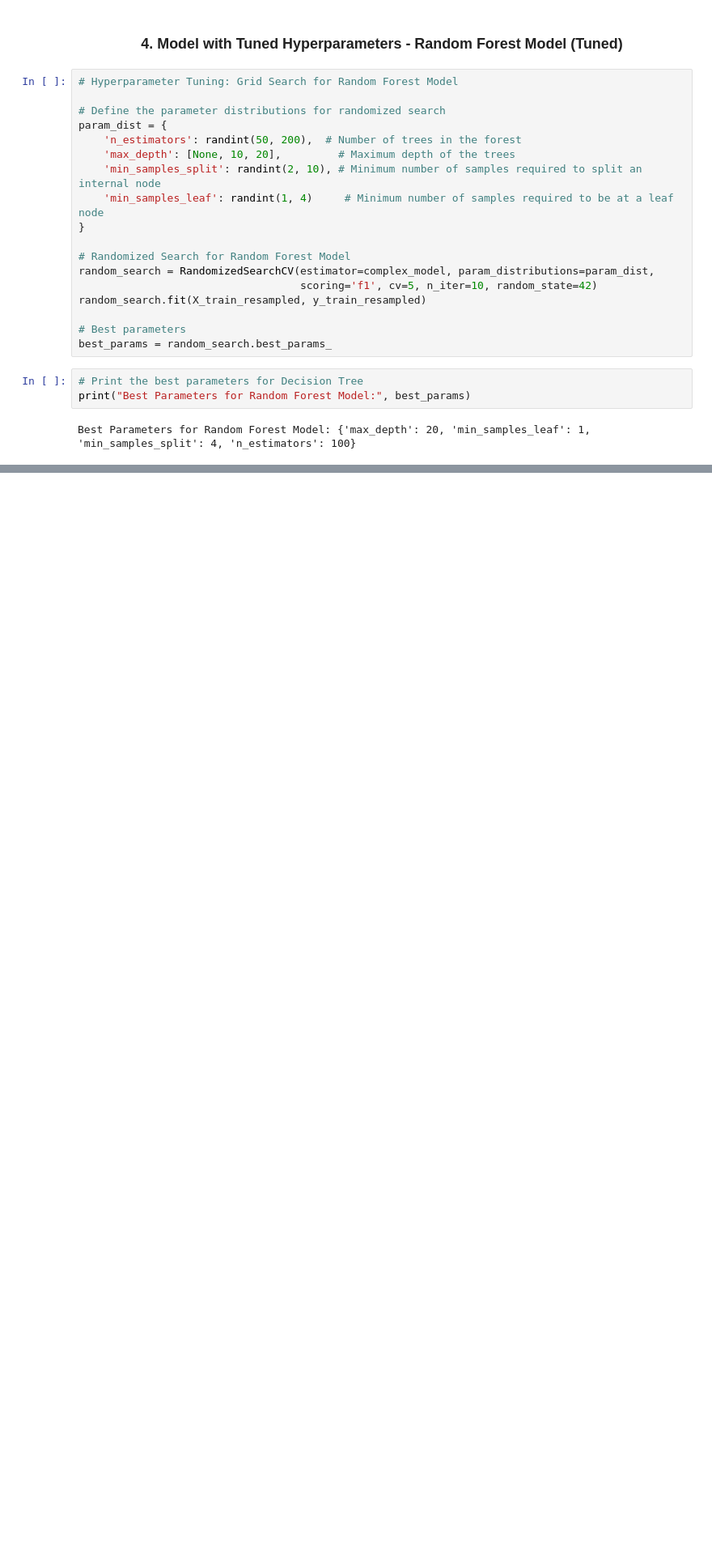
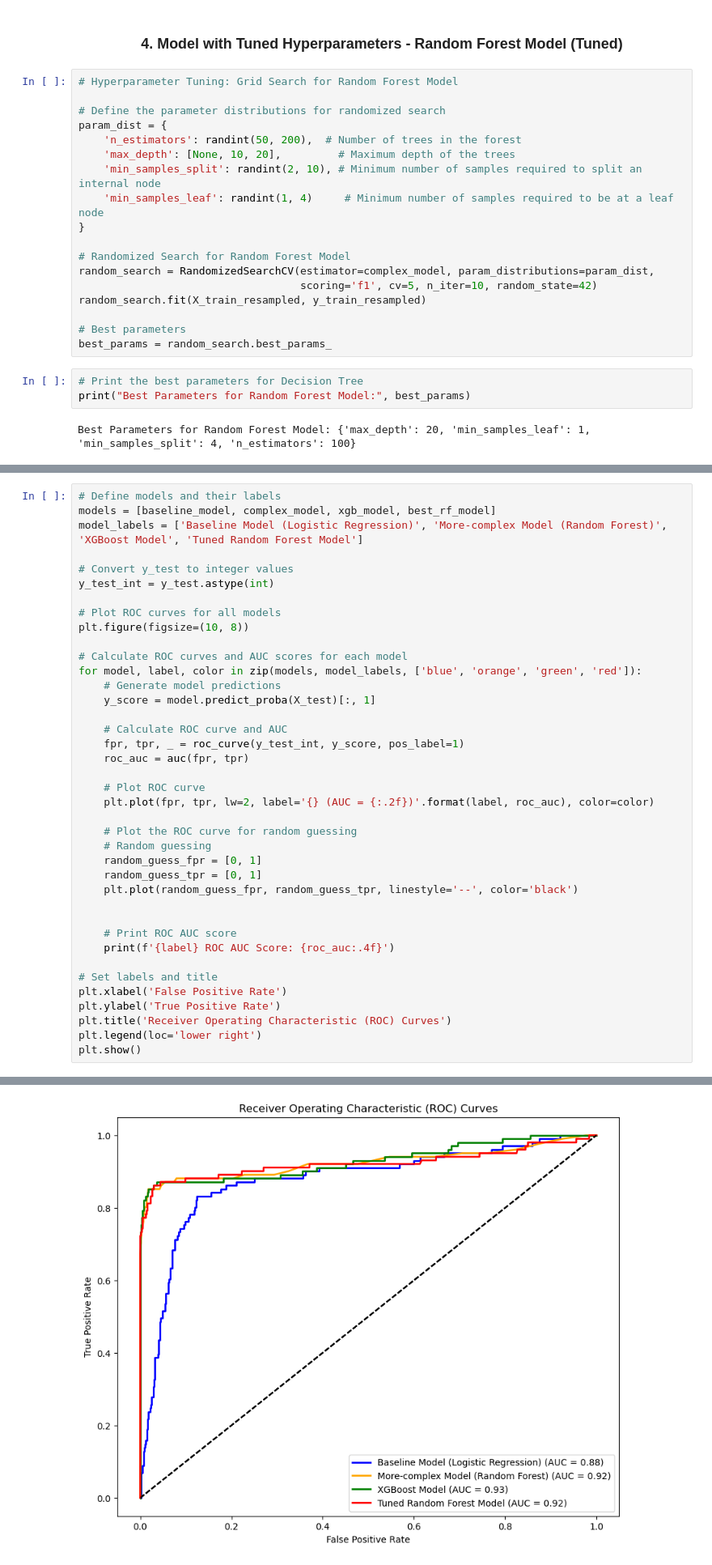
Before and after one commit to CKGaithuma/SyriaTel-Customer-Churn-ML-PROJECT, a Jupyter notebook: SyriaTel_Customer_Churn_EDA.ipynb, the cells around one changed output, grey strips where cells are left out. Shown: that part at 81% size. Cells and saved outputs as stored; diff of their text form; blank space fills up the shorter version.

```diff
--- a/SyriaTel_Customer_Churn_EDA.ipynb
+++ b/SyriaTel_Customer_Churn_EDA.ipynb
@@ -571,0 +607,40 @@ Best Parameters for Random Forest Model: {'max_depth': 20, 'min_samples_leaf': 1
+# %%
+# Define models and their labels
+models = [baseline_model, complex_model, xgb_model, best_rf_model]
+model_labels = ['Baseline Model (Logistic Regression)', 'More-complex Model (Random Forest)', 'XGBoost Model', 'Tuned Random Forest Model']
+
+# Convert y_test to integer values
+y_test_int = y_test.astype(int)
+
+# Plot ROC curves for all models
+plt.figure(figsize=(10, 8))
+
+# Calculate ROC curves and AUC scores for each model
+for model, label, color in zip(models, model_labels, ['blue', 'orange', 'green', 'red']):
+    # Generate model predictions
+    y_score = model.predict_proba(X_test)[:, 1]
+
+    # Calculate ROC curve and AUC
+    fpr, tpr, _ = roc_curve(y_test_int, y_score, pos_label=1)
+    roc_auc = auc(fpr, tpr)
+
+    # Plot ROC curve
+    plt.plot(fpr, tpr, lw=2, label='{} (AUC = {:.2f})'.format(label, roc_auc), color=color)
+
+    # Plot the ROC curve for random guessing
+    # Random guessing
+    random_guess_fpr = [0, 1]
+    random_guess_tpr = [0, 1]
+    plt.plot(random_guess_fpr, random_guess_tpr, linestyle='--', color='black')
+
+
+    # Print ROC AUC score
+    print(f'{label} ROC AUC Score: {roc_auc:.4f}')
+
+# Set labels and title
+plt.xlabel('False Positive Rate')
+plt.ylabel('True Positive Rate')
+plt.title('Receiver Operating Characteristic (ROC) Curves')
+plt.legend(loc='lower right')
+plt.show()
+# %% [output]
@@ -571,0 +651 @@ Best Parameters for Random Forest Model: {'max_depth': 20, 'min_samples_leaf': 1
+[figure, added]
```
Also changed, not shown: parts of 15 cells of this notebook.
